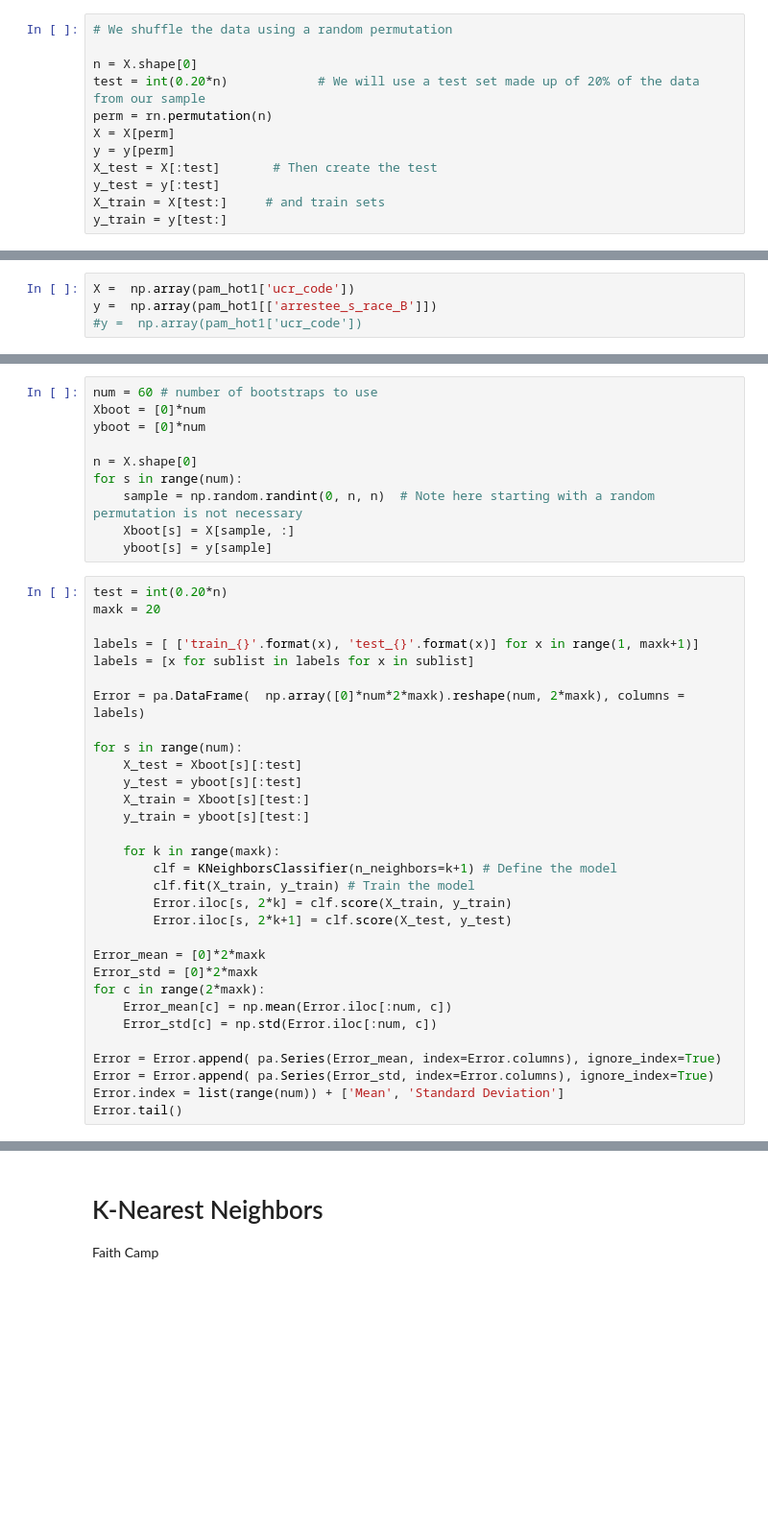
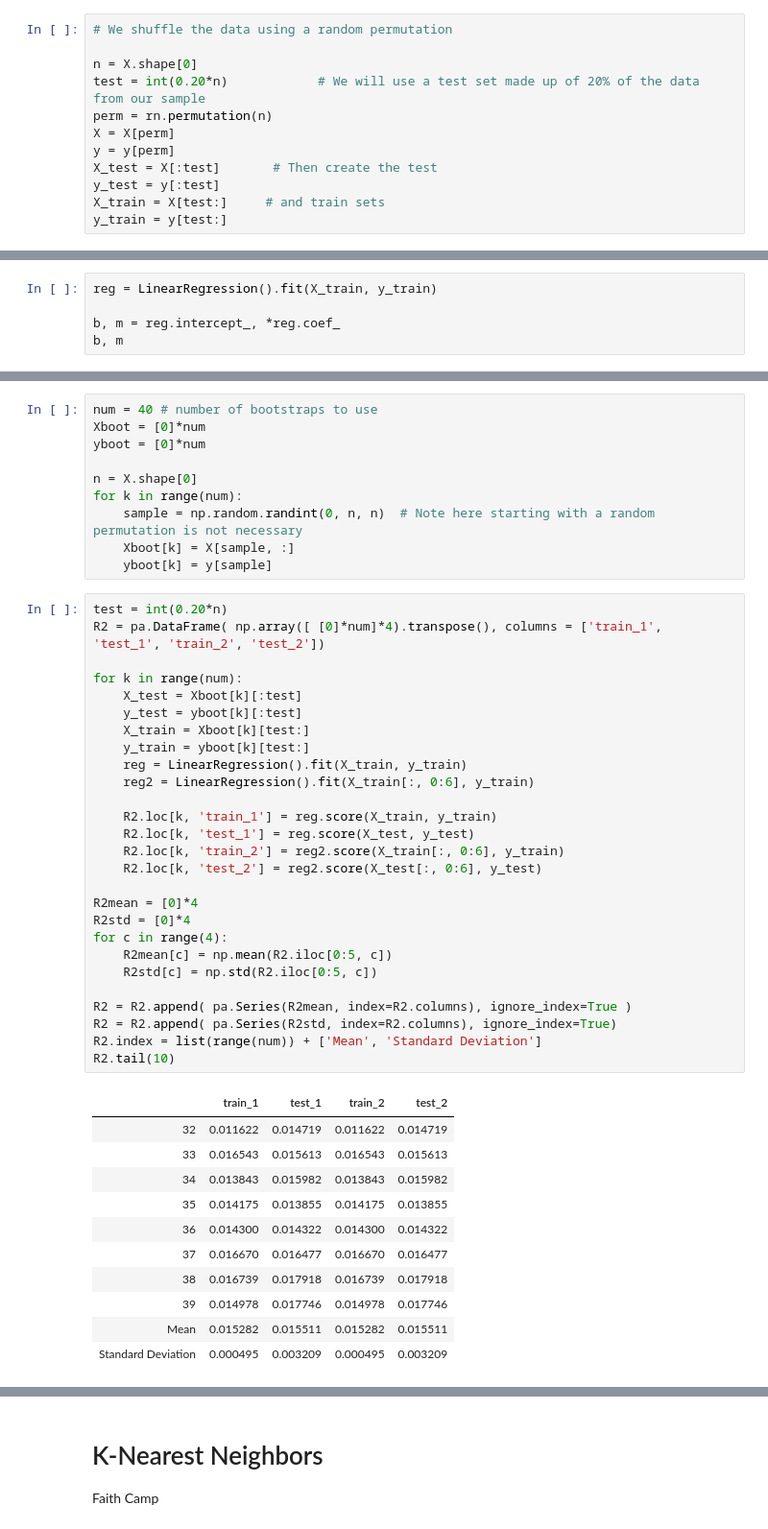
Before and after one commit to ConnorNelson1/Data_Analysis-Group-Project, a Jupyter notebook: CV_Group_Presentation.01-Copy1.ipynb, the cells around one changed output, grey strips where cells are left out. Shown: that part at 96% size. Saved outputs shown, nothing was run; the diff lists cells and outputs as text; blank space fills up the shorter version.

```diff
--- a/CV_Group_Presentation.01-Copy1.ipynb
+++ b/CV_Group_Presentation.01-Copy1.ipynb
@@ -516,7 +519,3 @@ ValueError: too many values to unpack (expected 2)
-# %%
-X =  np.array(pam_hot1['ucr_code'])
-y =  np.array(pam_hot1[['arrestee_s_race_B']])
-#y =  np.array(pam_hot1['ucr_code'])
 # %%
 reg = LinearRegression().fit(X_train, y_train)
 
@@ -526,0 +526,5 @@ ValueError: too many values to unpack (expected 2)
+# %%
+reg = LinearRegression().fit(X_train, y_train)
+
+b, m = reg.intercept_, *reg.coef_
+b, m
@@ -527,44 +535,52 @@ ValueError: too many values to unpack (expected 2)
 # %%
-num = 60 # number of bootstraps to use
+num = 40 # number of bootstraps to use
 Xboot = [0]*num
 yboot = [0]*num
 
 n = X.shape[0]
-for s in range(num):
+for k in range(num):
     sample = np.random.randint(0, n, n)  # Note here starting with a random permutation is not necessary
-    Xboot[s] = X[sample, :]
-    yboot[s] = y[sample]
+    Xboot[k] = X[sample, :]
+    yboot[k] = y[sample]
 # %%
 test = int(0.20*n)
-maxk = 20
+R2 = pa.DataFrame( np.array([ [0]*num]*4).transpose(), columns = ['train_1', 'test_1', 'train_2', 'test_2'])
 
-labels = [ ['train_{}'.format(x), 'test_{}'.format(x)] for x in range(1, maxk+1)]
-labels = [x for sublist in labels for x in sublist]
+for k in range(num):
+    X_test = Xboot[k][:test]
+    y_test = yboot[k][:test]
+    X_train = Xboot[k][test:]
+    y_train = yboot[k][test:]
+    reg = LinearRegression().fit(X_train, y_train)
+    reg2 = LinearRegression().fit(X_train[:, 0:6], y_train)
 
-Error = pa.DataFrame(  np.array([0]*num*2*maxk).reshape(num, 2*maxk), columns = labels)
+    R2.loc[k, 'train_1'] = reg.score(X_train, y_train)
+    R2.loc[k, 'test_1'] = reg.score(X_test, y_test)
+    R2.loc[k, 'train_2'] = reg2.score(X_train[:, 0:6], y_train)
+    R2.loc[k, 'test_2'] = reg2.score(X_test[:, 0:6], y_test)
 
-for s in range(num):
-    X_test = Xboot[s][:test]
-    y_test = yboot[s][:test]
-    X_train = Xboot[s][test:]
-    y_train = yboot[s][test:]
+R2mean = [0]*4
+R2std = [0]*4
+for c in range(4):
+    R2mean[c] = np.mean(R2.iloc[0:5, c])
+    R2std[c] = np.std(R2.iloc[0:5, c])
 
-    for k in range(maxk):
-        clf = KNeighborsClassifier(n_neighbors=k+1) # Define the model
-        clf.fit(X_train, y_train) # Train the model
-        Error.iloc[s, 2*k] = clf.score(X_train, y_train)
-        Error.iloc[s, 2*k+1] = clf.score(X_test, y_test)
-
-Error_mean = [0]*2*maxk
-Error_std = [0]*2*maxk
-for c in range(2*maxk):
-    Error_mean[c] = np.mean(Error.iloc[:num, c])
-    Error_std[c] = np.std(Error.iloc[:num, c])
-
-Error = Error.append( pa.Series(Error_mean, index=Error.columns), ignore_index=True)
-Error = Error.append( pa.Series(Error_std, index=Error.columns), ignore_index=True)
-Error.index = list(range(num)) + ['Mean', 'Standard Deviation']
-Error.tail()
+R2 = R2.append( pa.Series(R2mean, index=R2.columns), ignore_index=True )
+R2 = R2.append( pa.Series(R2std, index=R2.columns), ignore_index=True)
+R2.index = list(range(num)) + ['Mean', 'Standard Deviation']
+R2.tail(10)
+# %% [output]
+|  | train_1 | test_1 | train_2 | test_2 |
+| 32 | 0.011622 | 0.014719 | 0.011622 | 0.014719 |
+| 33 | 0.016543 | 0.015613 | 0.016543 | 0.015613 |
+| 34 | 0.013843 | 0.015982 | 0.013843 | 0.015982 |
+| 35 | 0.014175 | 0.013855 | 0.014175 | 0.013855 |
+| 36 | 0.014300 | 0.014322 | 0.014300 | 0.014322 |
+| 37 | 0.016670 | 0.016477 | 0.016670 | 0.016477 |
+| 38 | 0.016739 | 0.017918 | 0.016739 | 0.017918 |
+| 39 | 0.014978 | 0.017746 | 0.014978 | 0.017746 |
+| Mean | 0.015282 | 0.015511 | 0.015282 | 0.015511 |
+| Standard Deviation | 0.000495 | 0.003209 | 0.000495 | 0.003209 |
 # %%
 testing_error = Error_mean[1::2]  # Grabing every other item from the Error means
 kk = range(1, maxk+1)
```
Also changed, not shown: parts of 25 cells of this notebook, 4 other files.
